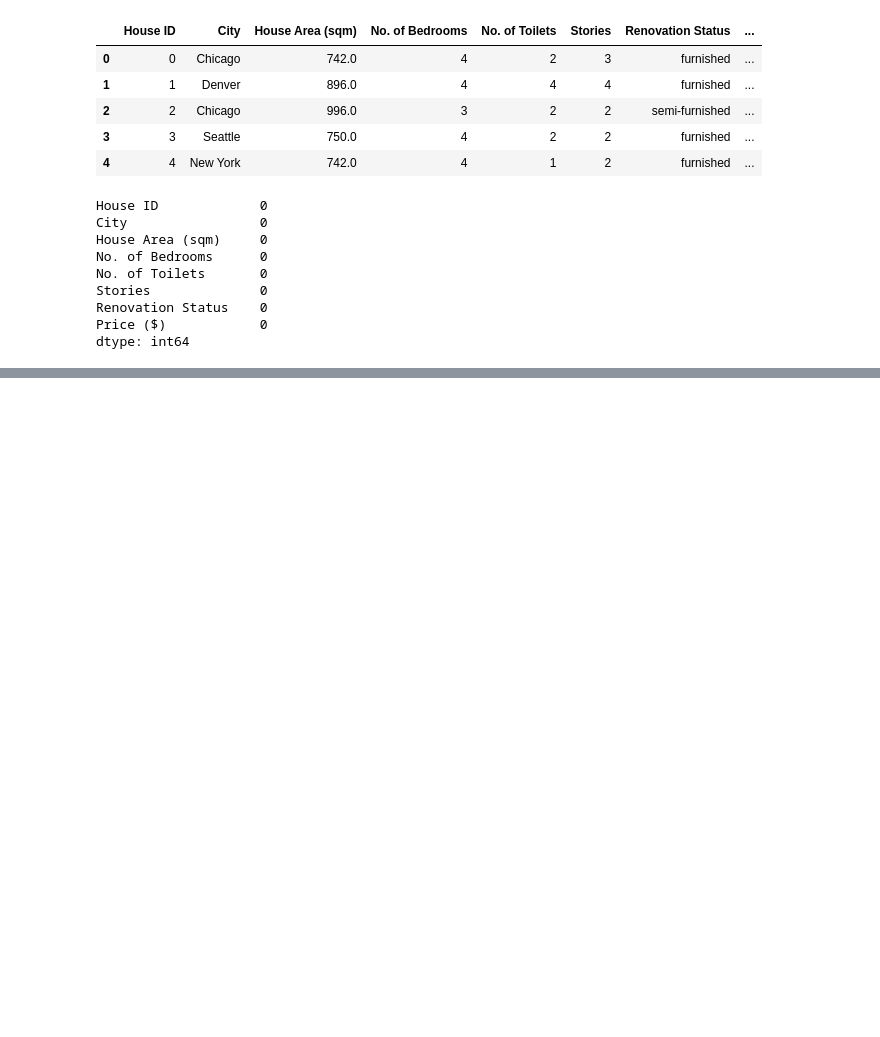
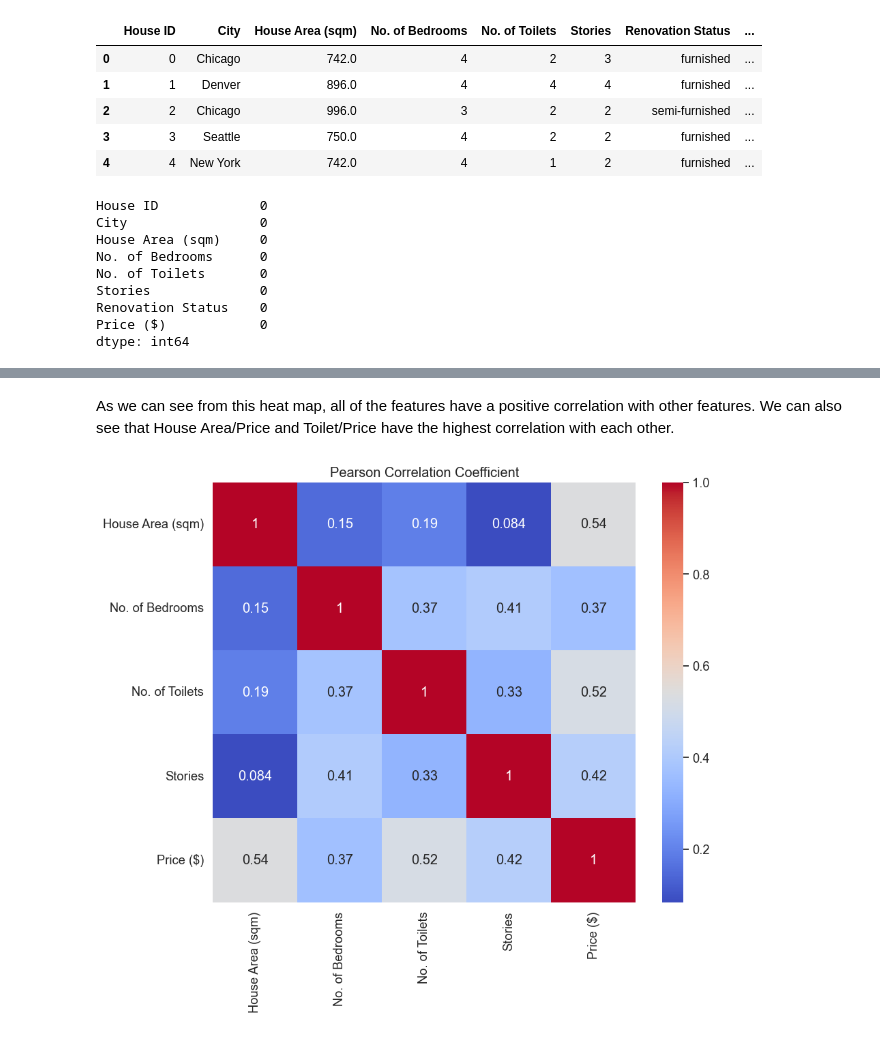
Before and after one commit to fwnriyx/poly, a Jupyter notebook: AI and Machine Learning/CA1/Regression/housing.ipynb, the cells around one changed output, grey strips where cells are left out. Saved outputs shown, nothing was run; the diff lists cells and outputs as text; code cells hidden in the pictures; blank space fills up the shorter version.

```diff
--- a/AI and Machine Learning/CA1/Regression/housing.ipynb
+++ b/AI and Machine Learning/CA1/Regression/housing.ipynb
@@ -106,0 +241,11 @@ dtype: int64
+# %% [markdown]
+As we can see from this heat map, all of the features have a positive correlation with other features. We can also see that House Area/Price and Toilet/Price have the highest correlation with each other.
+# %%
+pearson_matrix = house_df.corr(method='pearson')
+
+plt.figure(figsize=(10, 8))
+sns.heatmap(pearson_matrix, annot=True, cmap='coolwarm')
+plt.title('Pearson Correlation Coefficient')
+plt.show()
+# %% [output]
+[figure, added]
```
Also changed, not shown: parts of 41 cells of this notebook.
